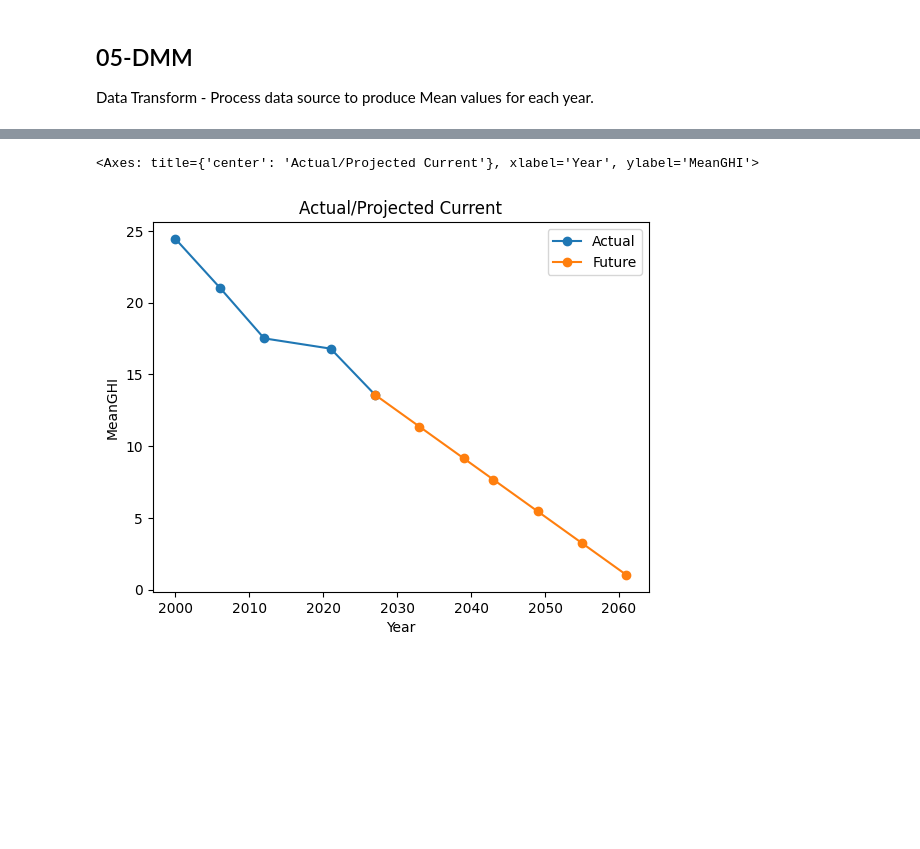
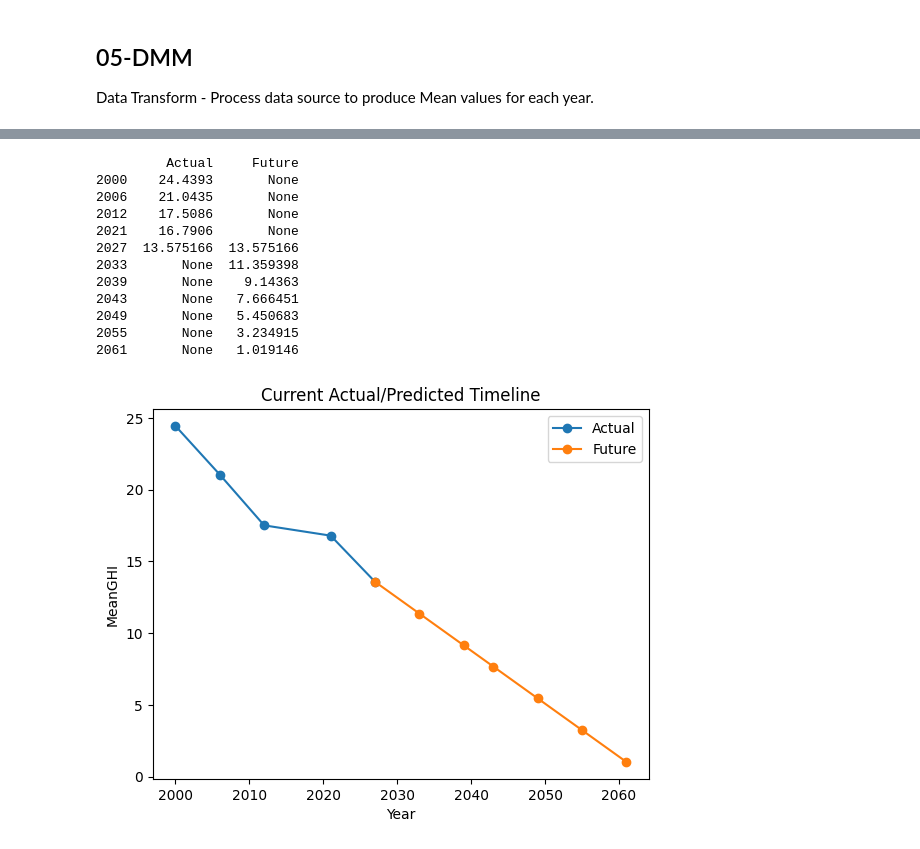
Before and after one commit to silonetapps/INFOSYS722-I4-BDAS, a Jupyter notebook: Iteration 4 BDAS.ipynb, the cells around one changed output, grey strips where cells are left out. Drawn from its saved outputs; the diff is of its cells as text; code cells hidden in the pictures; blank space fills up the shorter version.

Commit message:
Final Prediction Plot working commit

```diff
--- a/Iteration 4 BDAS.ipynb
+++ b/Iteration 4 BDAS.ipynb
@@ -142,7 +467,7 @@ Data Transform - Process data source to produce Mean values for each year.
 # %%
-## Data Graphs - Actual/Future
+## Data Graphs - Current Future prediction
+## Plot Initial MeanGHI data including the reading after COVID projecting out to zero
 
-#  Run preduction from full instances collected
 df2 = spark.sql("Select Year, MeanGHI from df_Table order by Year limit 4")
 
 X = np.array(df2.select("Year").collect())
@@ -202,35 +527,48 @@ plt_1st.loc['MeanGHI',4]=plt_2nd.loc['MeanGHI',4]
 plt_future = plt_future.union(new_row)
 
 #print("....")
 #new_row.printSchema()
 #new_row.show(truncate=False)
 #plt_future.printSchema()
 #plt_future.show(truncate=False)
 #print("....")
 
 ## Plot Initial MeanGHI data
 #plt_future.show()
 plt_df2=plt_future.toPandas()
 
 #  Convert to series
 plt_1st = plt_1st['MeanGHI']
 plt_2nd = plt_2nd['MeanGHI']
 #print("plt_1st")
 #print(plt_1st)
 #print("plt_2nd")
 #print(plt_2nd)
 
 df5 = pd.DataFrame({'Actual': plt_1st.values,
                     'Future': plt_2nd.values},
                     index=[ 2000, 2006, 2012, 2021, 2027, 2033, 2039, 2043, 2049, 2055, 2061 ])
 
 
 df5 = df5.replace(0, None)
 
-#print(df5)
+print(df5)
 
-df5.plot(kind='line', title="Actual/Projected Current", linestyle="solid", marker="o", xlabel='Year', ylabel='MeanGHI')
+df5.plot(kind='line', title="Current Actual/Predicted Timeline", linestyle="solid", marker="o", xlabel='Year', ylabel='MeanGHI')
+curpredict_1st = plt_1st
+curpredict_2nd = plt_2nd
 # %% [output]
-<Axes: title={'center': 'Actual/Projected Current'}, xlabel='Year', ylabel='MeanGHI'>
+         Actual     Future
+2000    24.4393       None
+2006    21.0435       None
+2012    17.5086       None
+2021    16.7906       None
+2027  13.575166  13.575166
+2033       None  11.359398
+2039       None    9.14363
+2043       None   7.666451
+2049       None   5.450683
+2055       None   3.234915
+2061       None   1.019146
-[figure, old version]
+[figure, new version]
 # %%
```
Also changed, not shown: parts of 17 cells of this notebook.
